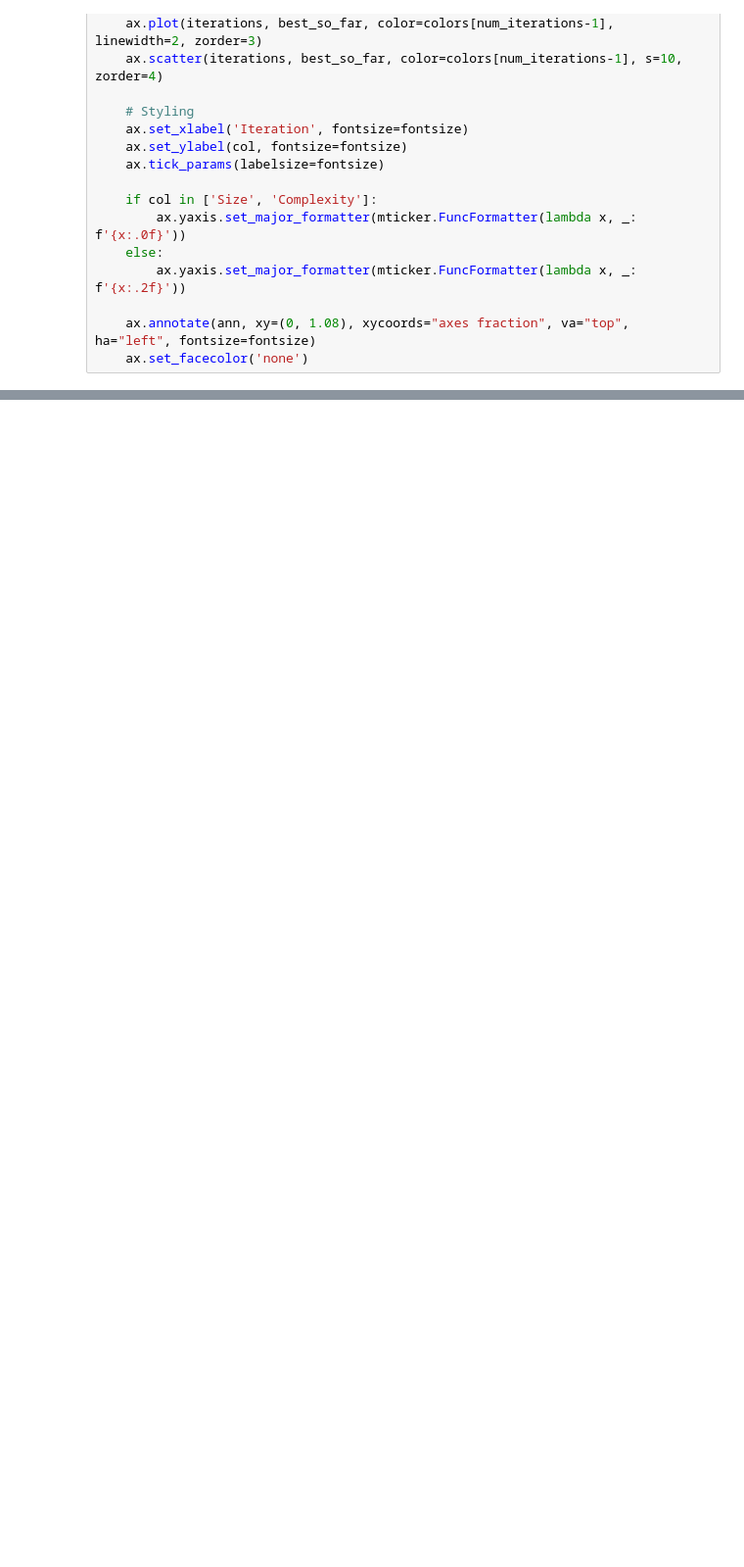
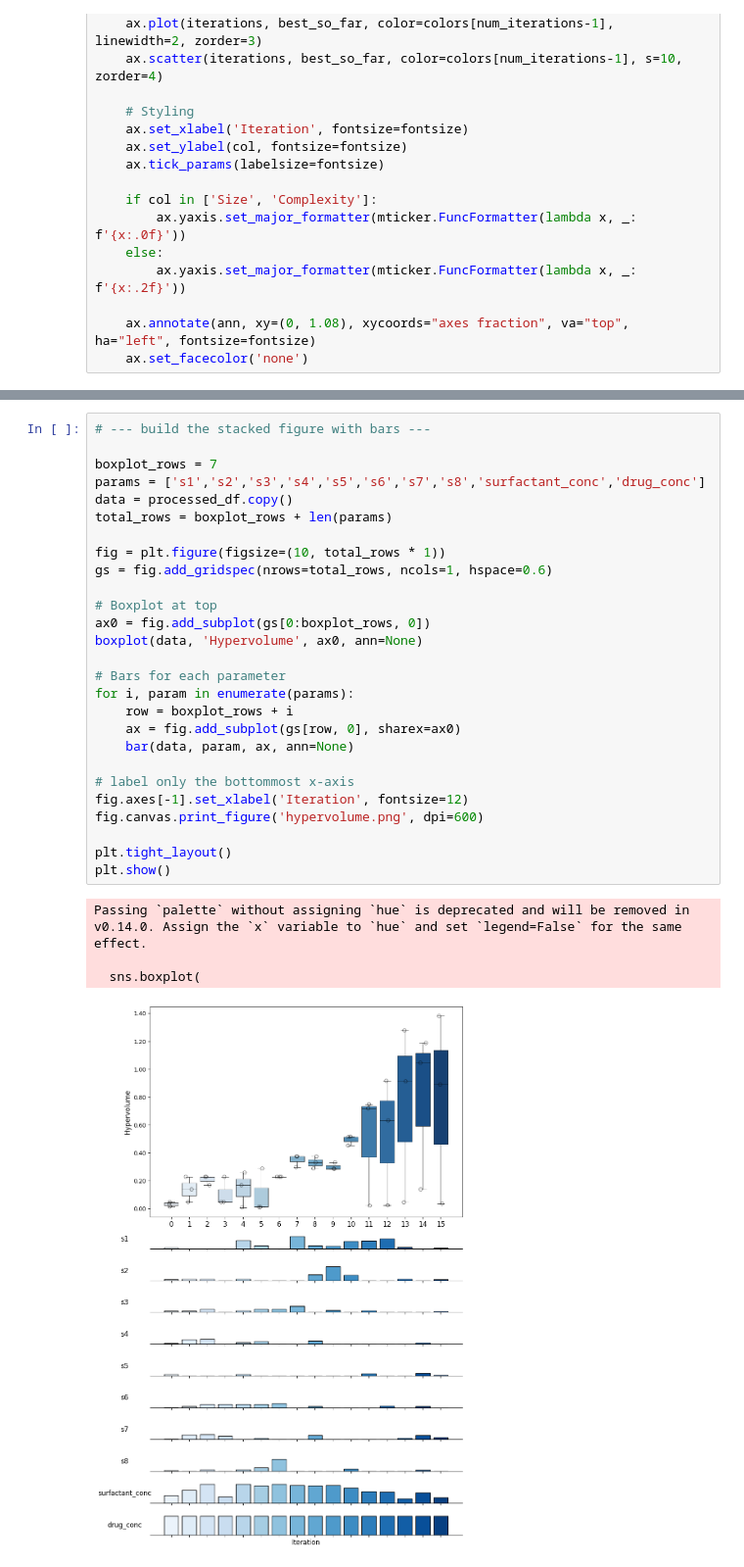
Before and after one commit to zeqingbaosdl5/drug-surfactant, a Jupyter notebook: experiments/data_analysis.ipynb, the cells around one changed output, grey strips where cells are left out. Shown at 98% size. Cells and saved outputs as stored; diff of their text form; blank space fills up the shorter version.

```diff
--- a/experiments/data_analysis.ipynb
+++ b/experiments/data_analysis.ipynb
@@ -522,0 +583,32 @@ Passing `palette` without assigning `hue` is deprecated and will be removed in v
+# %%
+# --- build the stacked figure with bars ---
+
+boxplot_rows = 7
+params = ['s1','s2','s3','s4','s5','s6','s7','s8','surfactant_conc','drug_conc']
+data = processed_df.copy()
+total_rows = boxplot_rows + len(params)
+
+fig = plt.figure(figsize=(10, total_rows * 1))
+gs = fig.add_gridspec(nrows=total_rows, ncols=1, hspace=0.6)
+
+# Boxplot at top
+ax0 = fig.add_subplot(gs[0:boxplot_rows, 0])
+boxplot(data, 'Hypervolume', ax0, ann=None)
+
+# Bars for each parameter
+for i, param in enumerate(params):
+    row = boxplot_rows + i
+    ax = fig.add_subplot(gs[row, 0], sharex=ax0)
+    bar(data, param, ax, ann=None)
+
+# label only the bottommost x-axis
+fig.axes[-1].set_xlabel('Iteration', fontsize=12)
+fig.canvas.print_figure('hypervolume.png', dpi=600)
+
+plt.tight_layout()
+plt.show()
+# %% [output]
+Passing `palette` without assigning `hue` is deprecated and will be removed in v0.14.0. Assign the `x` variable to `hue` and set `legend=False` for the same effect.
+
+  sns.boxplot(
+[figure, added]
```
Also changed, not shown: parts of 9 cells of this notebook, 10 other files.
